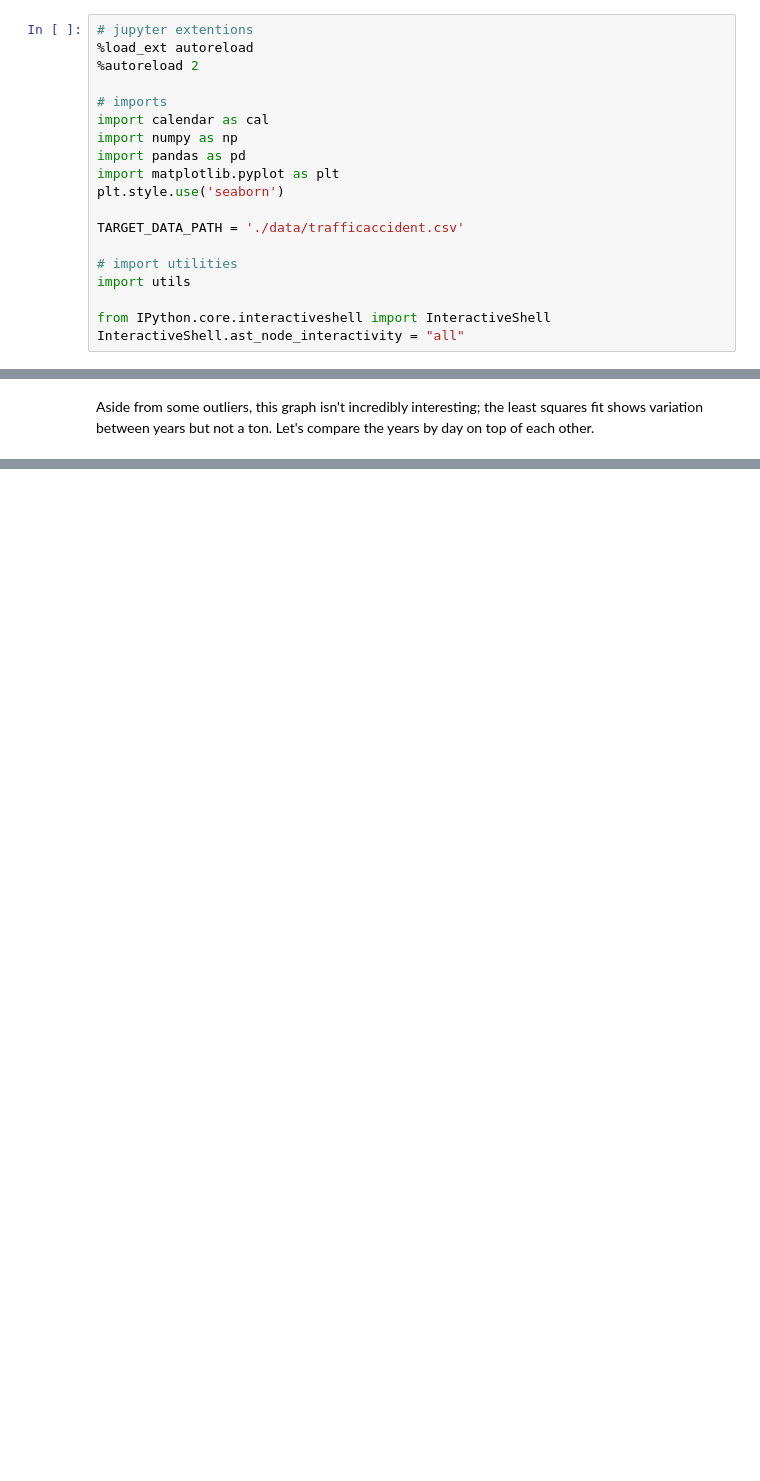
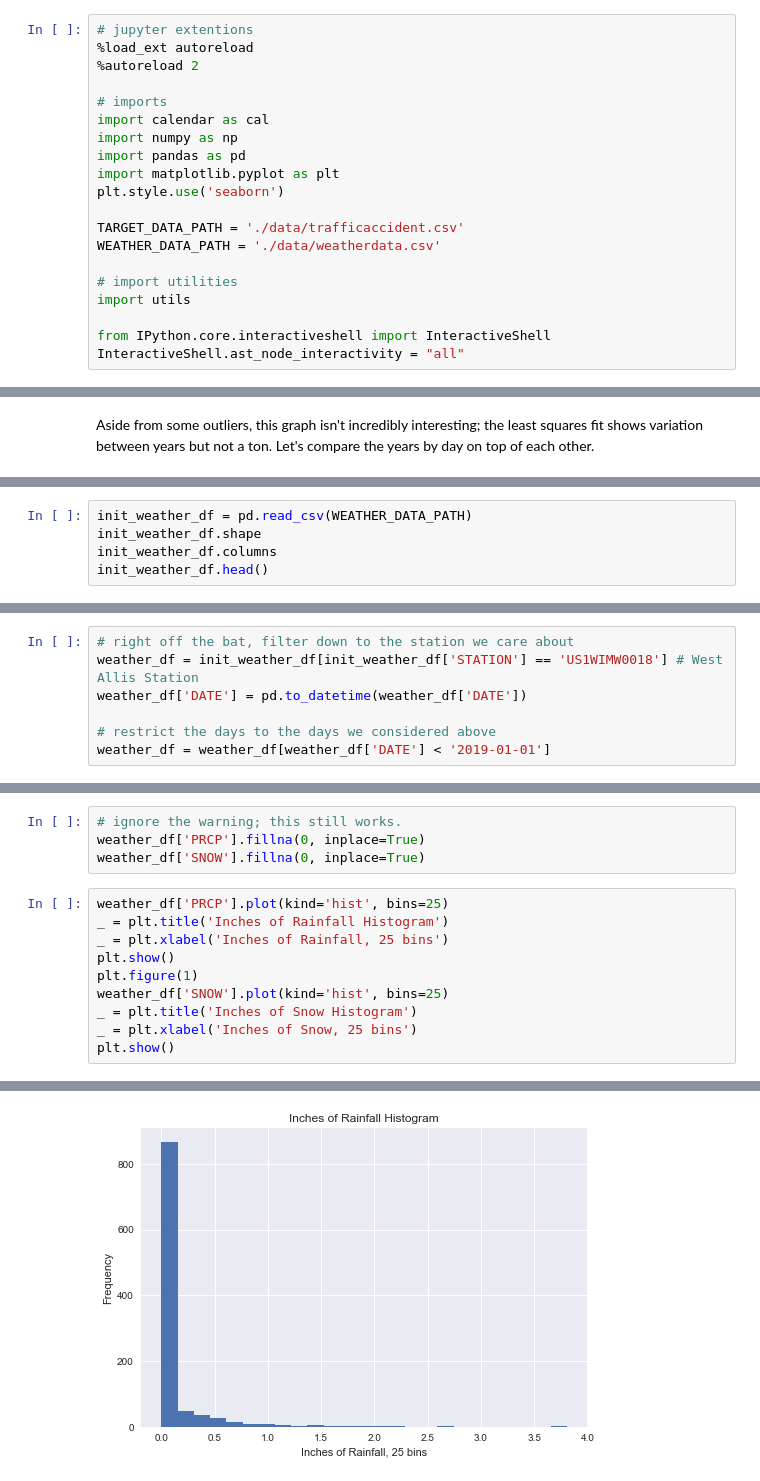
Before and after one commit to tstuessi/weather-impact-analysis, a Jupyter notebook: Local Weather Impact.ipynb, the cells around one changed output, grey strips where cells are left out. Cells and saved outputs as stored; diff of their text form; blank space fills up the shorter version.

Commit message:
Add weather analysis

```diff
--- a/Local Weather Impact.ipynb
+++ b/Local Weather Impact.ipynb
@@ -30,6 +30,7 @@ import matplotlib.pyplot as plt
 plt.style.use('seaborn')
 
 TARGET_DATA_PATH = './data/trafficaccident.csv'
+WEATHER_DATA_PATH = './data/weatherdata.csv'
 
 # import utilities
 import utils
@@ -260,0 +271,5 @@ plt.show()
+# %%
+init_weather_df = pd.read_csv(WEATHER_DATA_PATH)
+init_weather_df.shape
+init_weather_df.columns
+init_weather_df.head()
@@ -260,0 +290,7 @@ plt.show()
+# %%
+# right off the bat, filter down to the station we care about
+weather_df = init_weather_df[init_weather_df['STATION'] == 'US1WIMW0018'] # West Allis Station
+weather_df['DATE'] = pd.to_datetime(weather_df['DATE'])
+
+# restrict the days to the days we considered above
+weather_df = weather_df[weather_df['DATE'] < '2019-01-01']
@@ -260,0 +319,15 @@ plt.show()
+# %%
+# ignore the warning; this still works.
+weather_df['PRCP'].fillna(0, inplace=True)
+weather_df['SNOW'].fillna(0, inplace=True)
+# %%
+weather_df['PRCP'].plot(kind='hist', bins=25)
+_ = plt.title('Inches of Rainfall Histogram')
+_ = plt.xlabel('Inches of Rainfall, 25 bins')
+plt.show()
+plt.figure(1)
+weather_df['SNOW'].plot(kind='hist', bins=25)
+_ = plt.title('Inches of Snow Histogram')
+_ = plt.xlabel('Inches of Snow, 25 bins')
+plt.show()
+# %% [output]
@@ -260,0 +335 @@ plt.show()
+[figure, added]
```
Also changed, not shown: parts of 13 cells of this notebook, 1 other file.
